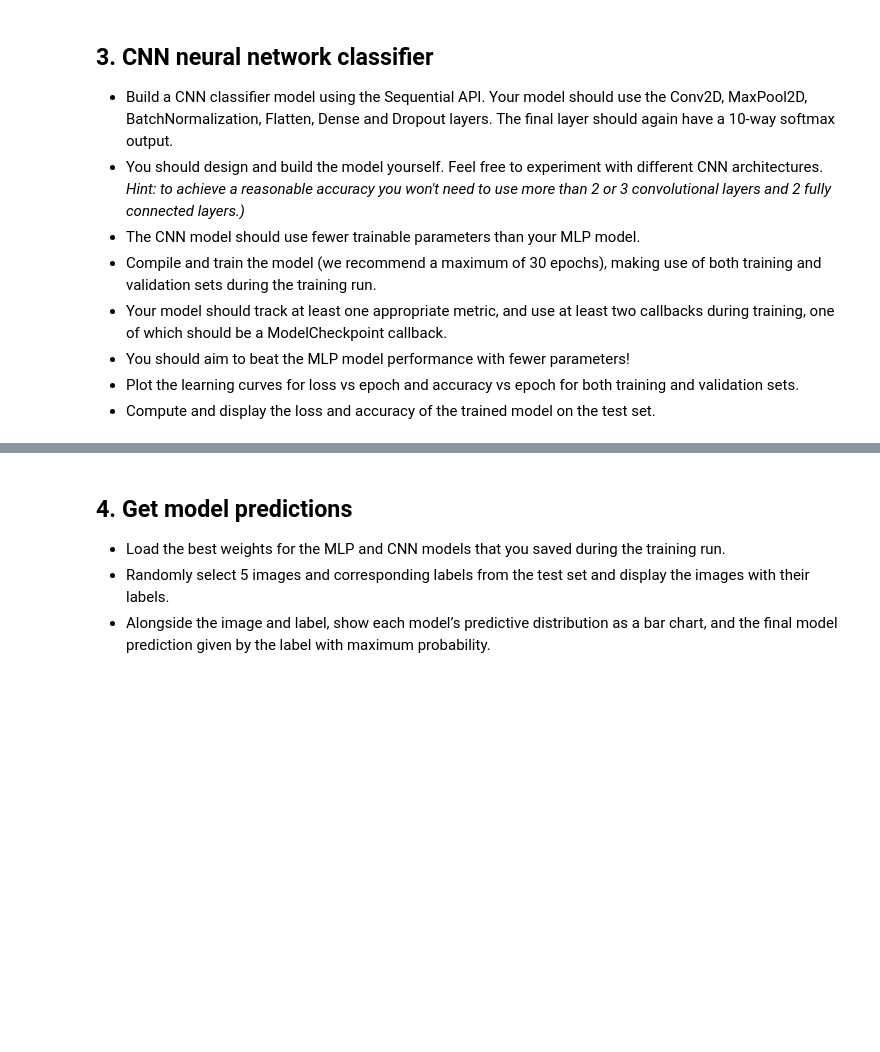
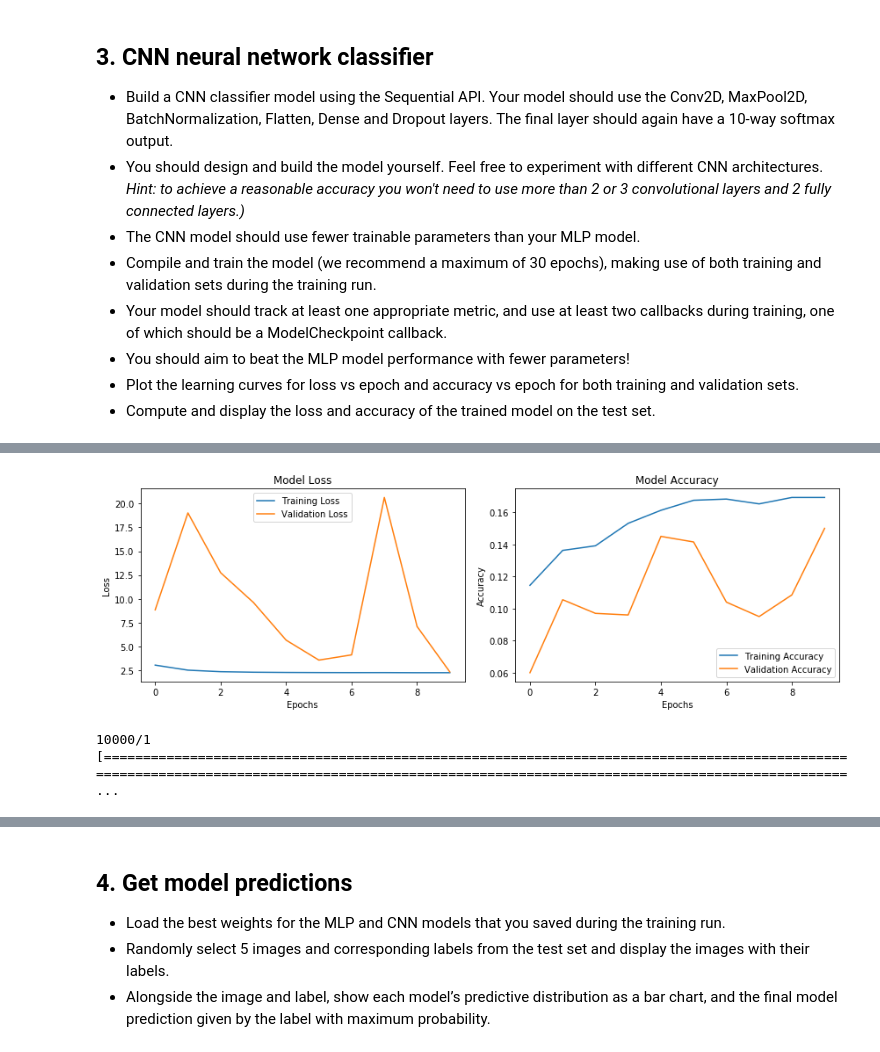
Before and after one commit to dennislamcv1/ICLT2, a Jupyter notebook: Getting started with TensorFlow 2/Capstone Project.ipynb, the cells around one changed output, grey strips where cells are left out. Drawn from its saved outputs; the diff is of its cells as text; code cells hidden in the pictures; blank space fills up the shorter version.

```diff
--- a/Getting started with TensorFlow 2/Capstone Project.ipynb
+++ b/Getting started with TensorFlow 2/Capstone Project.ipynb
@@ -278,0 +279,13 @@ Epoch 1/10
+# %%
+# Compile the model
+cnn_model.compile(optimizer='adam', loss='categorical_crossentropy', metrics=['accuracy'])
+# %%
+# Model Checkpoint and Early Stopping
+early_stopping = EarlyStopping(monitor='val_loss', patience=5, restore_best_weights=True)
+checkpoint = ModelCheckpoint('best_cnn_model.h5', monitor='val_accuracy', save_best_only=True)
+# %%
+history = cnn_model.fit(
+            X_train, y_train,
+            epochs=10,
+            validation_data=(X_val, y_val),
+            callbacks=[checkpoint, early_stopping])
@@ -278,0 +310,28 @@ Epoch 1/10
+# %%
+# Plot learning curves
+plt.figure(figsize=(12, 4))
+plt.subplot(1, 2, 1)
+plt.plot(history.history['loss'], label='Training Loss')
+plt.plot(history.history['val_loss'], label='Validation Loss')
+plt.xlabel('Epochs')
+plt.ylabel('Loss')
+plt.title('Model Loss')
+plt.legend()
+
+plt.subplot(1, 2, 2)
+plt.plot(history.history['accuracy'], label='Training Accuracy')
+plt.plot(history.history['val_accuracy'], label='Validation Accuracy')
+plt.title('Model Accuracy')
+plt.xlabel('Epochs')
+plt.ylabel('Accuracy')
+plt.legend()
+
+plt.tight_layout()
+plt.show()
+# %% [output]
+[figure, added]
+# %%
+# Evaluate the model on the test set
+test_loss, test_accuracy = cnn_model.evaluate(X_test_full, y_test_full)
+# %% [output]
+10000/1 [=============================================================================================================================================================================================== ...
```
Also changed, not shown: parts of 63 cells of this notebook, 9 other files.
